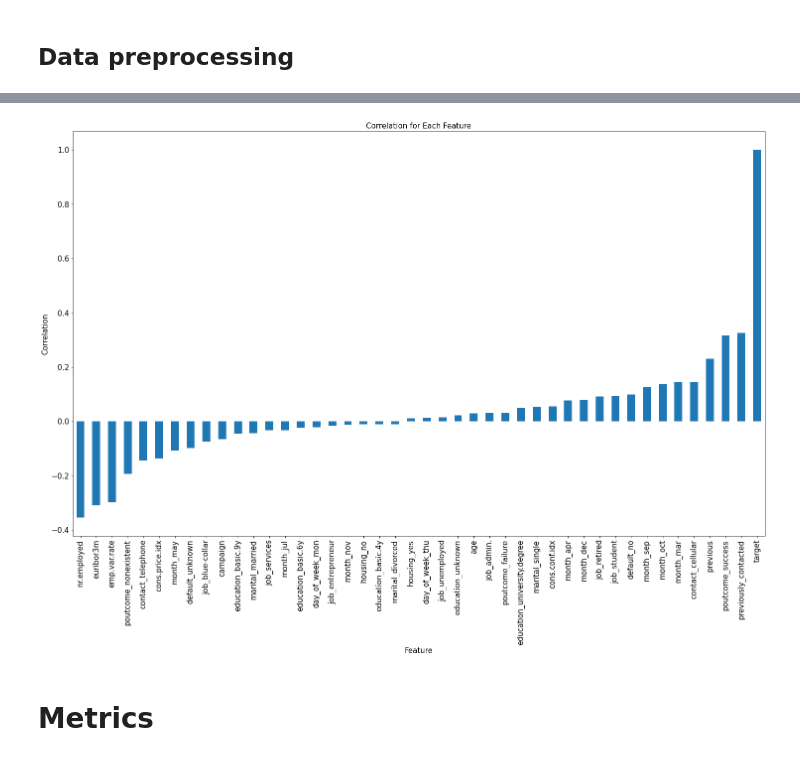
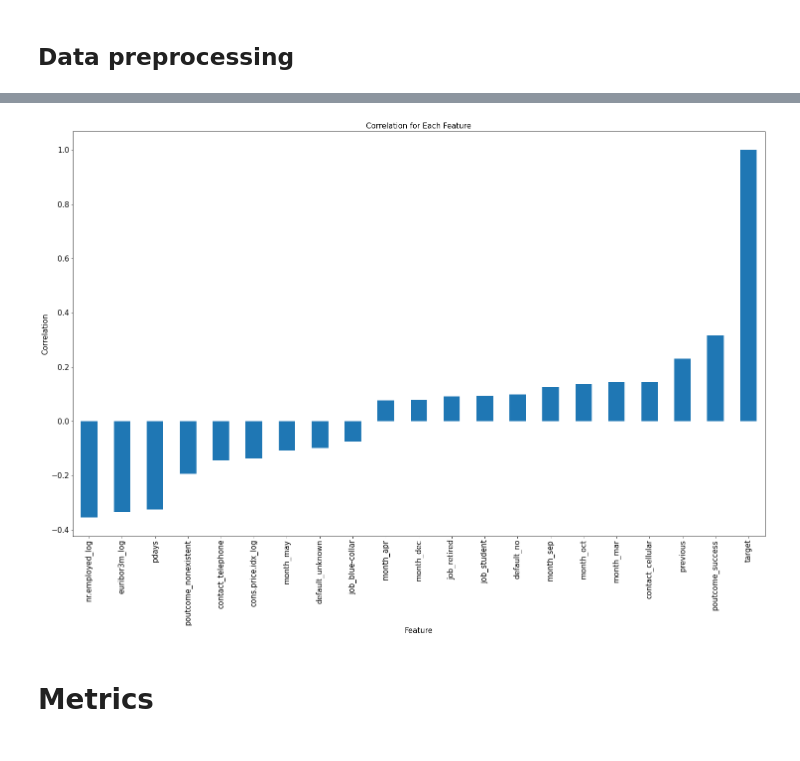
Before and after one commit to claredavies/MachineLearningCoursework, a Jupyter notebook: Assignment1/MLAssignment1KerrasUnbalancedData.ipynb, the cells around one changed output, grey strips where cells are left out. Cells and saved outputs as stored; diff of their text form; code cells hidden in the pictures.

```diff
--- a/Assignment1/MLAssignment1KerrasUnbalancedData.ipynb
+++ b/Assignment1/MLAssignment1KerrasUnbalancedData.ipynb
@@ -65,0 +75,21 @@ for c in df.columns:
+# %%
+processing_df = df
+
+# Remove - duration as only for benchmark
+processing_df = processing_df.drop('duration', 1)
+# processing_df['previously_contacted'] = processing_df.pdays.apply(lambda x: 0 if x == 999 else 1)
+# processing_df = processing_df.drop('pdays', 1)
+
+# processing_df['pdays_log'] = np.log(processing_df['pdays'])
+# processing_df = processing_df.drop('pdays', axis=1)
+processing_df['nr.employed_log'] = np.log(processing_df['nr.employed'])
+processing_df = processing_df.drop('nr.employed', axis=1)
+processing_df['euribor3m_log'] = np.log(processing_df['euribor3m'])
+processing_df = processing_df.drop('euribor3m', axis=1)
+processing_df['emp.var.rate_log'] = np.log(processing_df['emp.var.rate'])
+processing_df = processing_df.drop('emp.var.rate', axis=1)
+processing_df['cons.price.idx_log'] = np.log(processing_df['cons.price.idx'])
+processing_df = processing_df.drop('cons.price.idx', axis=1)
+
+print(processing_df.head(5))
+processing_df.groupby('target').hist(figsize = (16,18))
@@ -67,20 +112,14 @@ for c in df.columns:
 categorical_columns = ["job","housing", "marital","education","default","loan","contact","month","day_of_week","poutcome"]
 
 for column in categorical_columns:
-    tempdf = pd.get_dummies(df[column], prefix=column)
-    df = pd.merge(
-        left=df,
+    tempdf = pd.get_dummies(processing_df[column], prefix=column)
+    processing_df = pd.merge(
+        left=processing_df,
         right=tempdf,
         left_index=True,
         right_index=True,
     )
-    df = df.drop(columns=column)
+    processing_df = processing_df.drop(columns=column)
 
-print(df.info())
-
-# Should remove - duration as only for benchmark
-df = df.drop('duration', 1)
-df['previously_contacted'] = df.pdays.apply(lambda x: 0 if x == 999 else 1)
-df = df.drop('pdays', 1)
-
-df.groupby('target').hist(figsize = (16,18))
+# print(processing_df.info())
+# processing_df.groupby('target').hist(figsize = (16,18))
@@ -111,24 +126,24 @@ dtype: object
 # %%
 # # Create correlation matrix
-std_features_keep = df
+std_features_keep = processing_df
 corr_matrix = std_features_keep.corr()['target'].sort_values()
-threshold = 0.01
+threshold = 0.07
 
 for  i, v in corr_matrix.iteritems():
     if(abs(v) < threshold):
       std_features_keep = std_features_keep.drop(i, axis=1)
 
 # Plot for correlation
 SMALL_SIZE = 15
 plt.rc('font', size=SMALL_SIZE)
 plt.rc('axes', titlesize=SMALL_SIZE)
 std_plot = (std_features_keep.corr()['target'].sort_values()).plot(kind="bar",figsize=(25,15))
 plt.xlabel('Feature')
 plt.ylabel('Correlation')
 plt.title('Correlation for Each Feature')
 plt.show()
 # %% [output]
-[figure, old version]
+[figure, new version]
 # %% [markdown]
 # Metrics
 # %%
```
Also changed, not shown: parts of 14 cells of this notebook.
